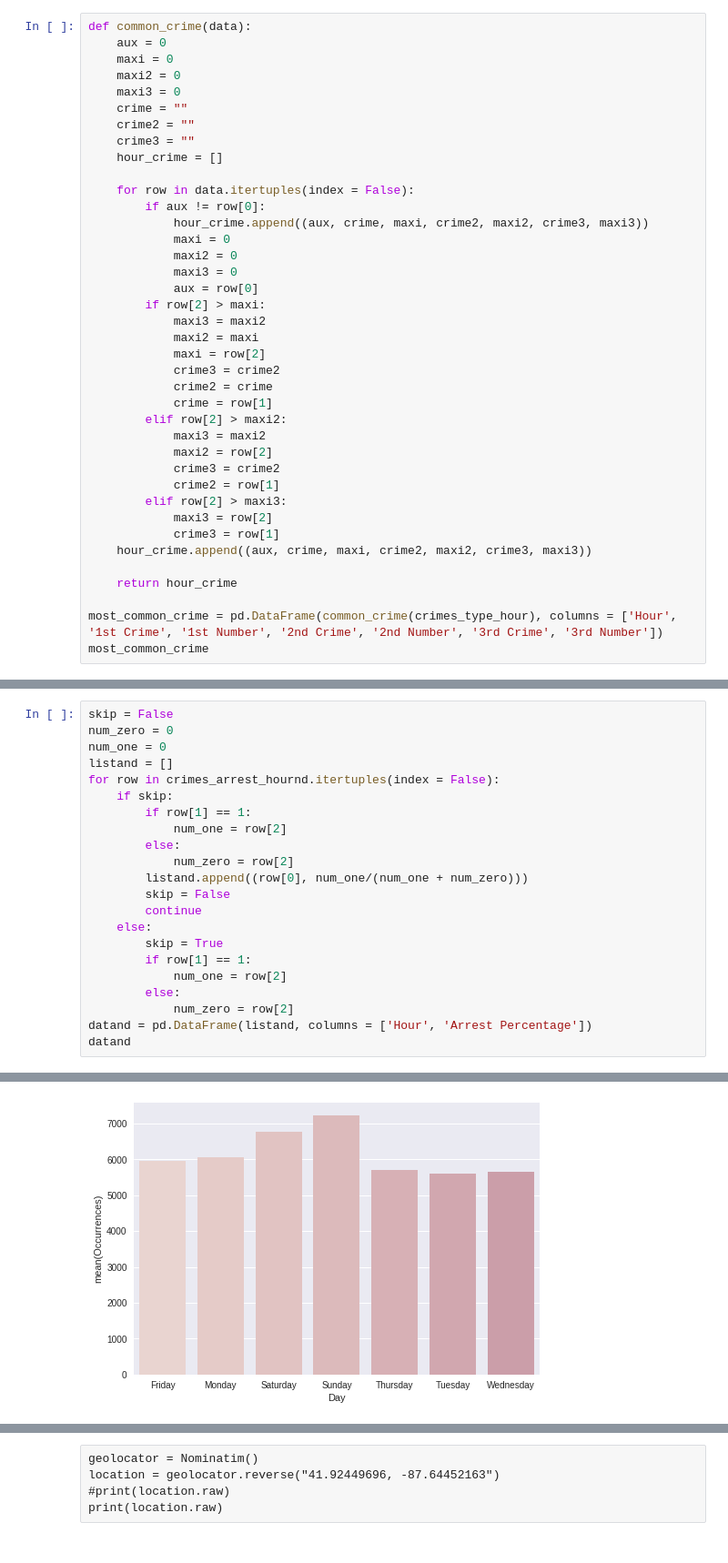
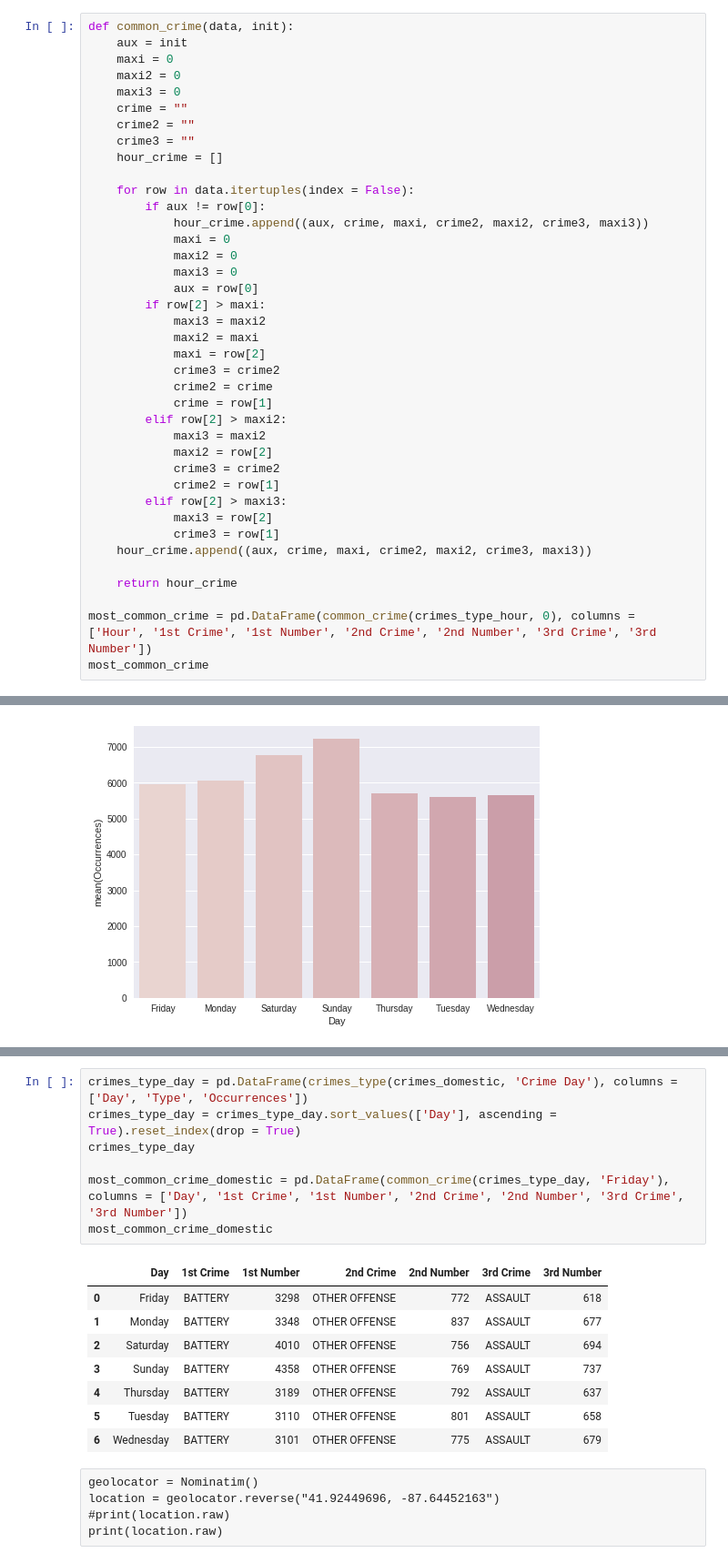
Before and after one commit to if1015-datascience-ufpe/2017-2-projeto-ajgan-rlsma-rcrs3, a Jupyter notebook: Project.ipynb, the cells around one changed output, grey strips where cells are left out. Shown at 91% size. Cells and saved outputs as stored; diff of their text form.

```diff
--- a/Project.ipynb
+++ b/Project.ipynb
@@ -183,8 +182,8 @@ crimes_type_hour
 | 672 | 23 | WEAPONS VIOLATION | 238 |
 673 rows × 3 columns
 # %%
-def common_crime(data):
-    aux = 0
+def common_crime(data, init):
+    aux = init
     maxi = 0
     maxi2 = 0
     maxi3 = 0
@@ -219,7 +218,7 @@ def common_crime(data):
 
     return hour_crime
 
-most_common_crime = pd.DataFrame(common_crime(crimes_type_hour), columns = ['Hour', '1st Crime', '1st Number', '2nd Crime', '2nd Number', '3rd Crime', '3rd Number'])
+most_common_crime = pd.DataFrame(common_crime(crimes_type_hour, 0), columns = ['Hour', '1st Crime', '1st Number', '2nd Crime', '2nd Number', '3rd Crime', '3rd Number'])
 most_common_crime
 # %% [output]
 |  | Hour | 1st Crime | 1st Number | 2nd Crime | 2nd Number | 3rd Crime | 3rd Number |
@@ -625,25 +603,3 @@ crimes_arrest_hournd
 | 45 | 22 | 1 | 2413 |
 | 46 | 23 | 0 | 6992 |
 | 47 | 23 | 1 | 1819 |
-# %%
-skip = False
-num_zero = 0
-num_one = 0
-listand = []
-for row in crimes_arrest_hournd.itertuples(index = False):
-    if skip:
-        if row[1] == 1:
-            num_one = row[2]
-        else:
-            num_zero = row[2]
-        listand.append((row[0], num_one/(num_one + num_zero)))
-        skip = False
-        continue
-    else:
-        skip = True
-        if row[1] == 1:
-            num_one = row[2]
-        else:
-            num_zero = row[2]
-datand = pd.DataFrame(listand, columns = ['Hour', 'Arrest Percentage'])
-datand
@@ -806,3 +752,19 @@ crimes_time_domestic
+# %%
+crimes_type_day = pd.DataFrame(crimes_type(crimes_domestic, 'Crime Day'), columns = ['Day', 'Type', 'Occurrences'])
+crimes_type_day = crimes_type_day.sort_values(['Day'], ascending = True).reset_index(drop = True)
+crimes_type_day
+
+most_common_crime_domestic = pd.DataFrame(common_crime(crimes_type_day, 'Friday'), columns = ['Day', '1st Crime', '1st Number', '2nd Crime', '2nd Number', '3rd Crime', '3rd Number'])
+most_common_crime_domestic
+# %% [output]
+|  | Day | 1st Crime | 1st Number | 2nd Crime | 2nd Number | 3rd Crime | 3rd Number |
+| 0 | Friday | BATTERY | 3298 | OTHER OFFENSE | 772 | ASSAULT | 618 |
+| 1 | Monday | BATTERY | 3348 | OTHER OFFENSE | 837 | ASSAULT | 677 |
+| 2 | Saturday | BATTERY | 4010 | OTHER OFFENSE | 756 | ASSAULT | 694 |
+| 3 | Sunday | BATTERY | 4358 | OTHER OFFENSE | 769 | ASSAULT | 737 |
+| 4 | Thursday | BATTERY | 3189 | OTHER OFFENSE | 792 | ASSAULT | 637 |
+| 5 | Tuesday | BATTERY | 3110 | OTHER OFFENSE | 801 | ASSAULT | 658 |
+| 6 | Wednesday | BATTERY | 3101 | OTHER OFFENSE | 775 | ASSAULT | 679 |
 # %% [raw]
 geolocator = Nominatim()
 location = geolocator.reverse("41.92449696, -87.64452163")
```
Also changed, not shown: parts of 11 cells of this notebook.
